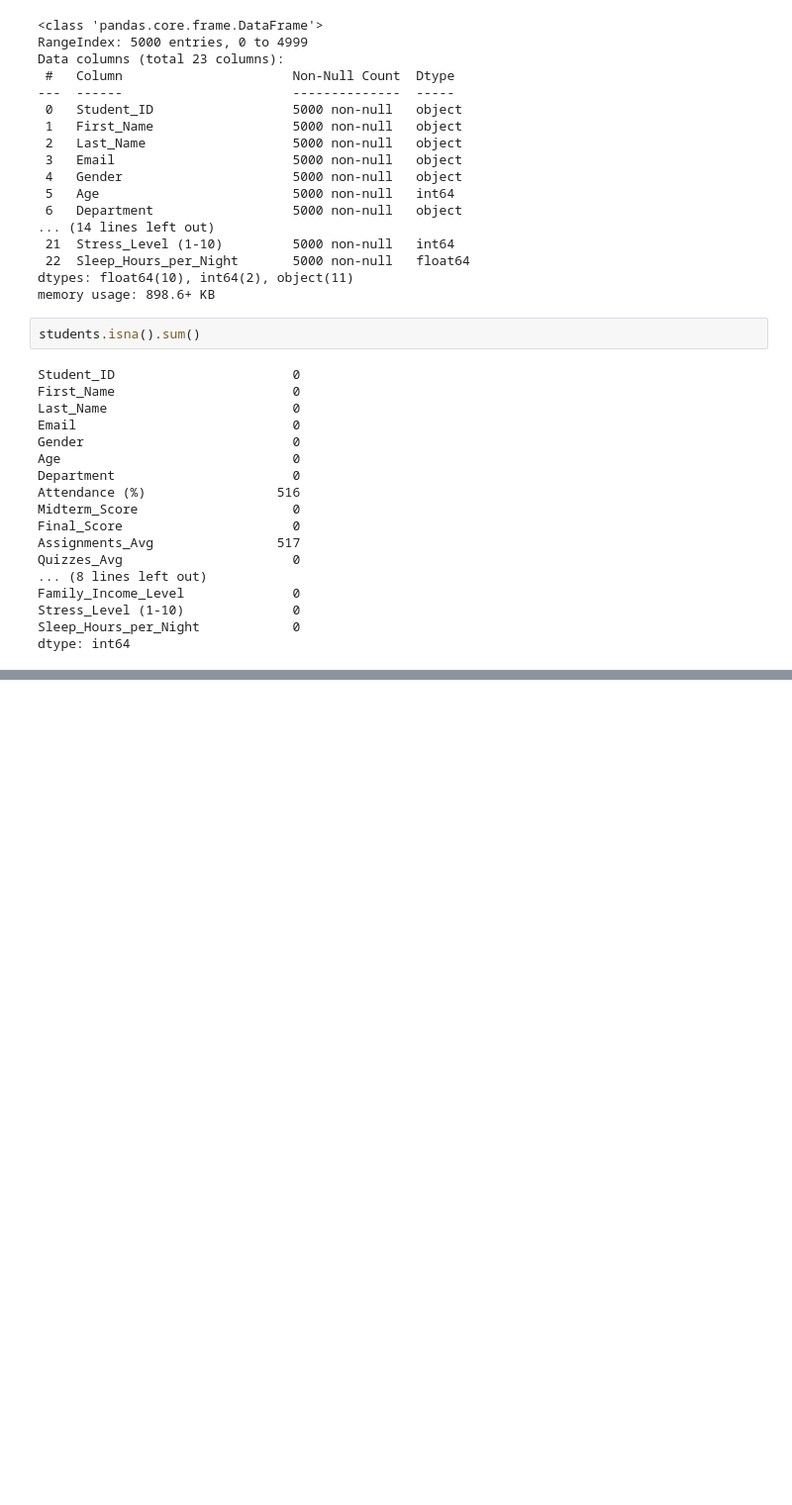
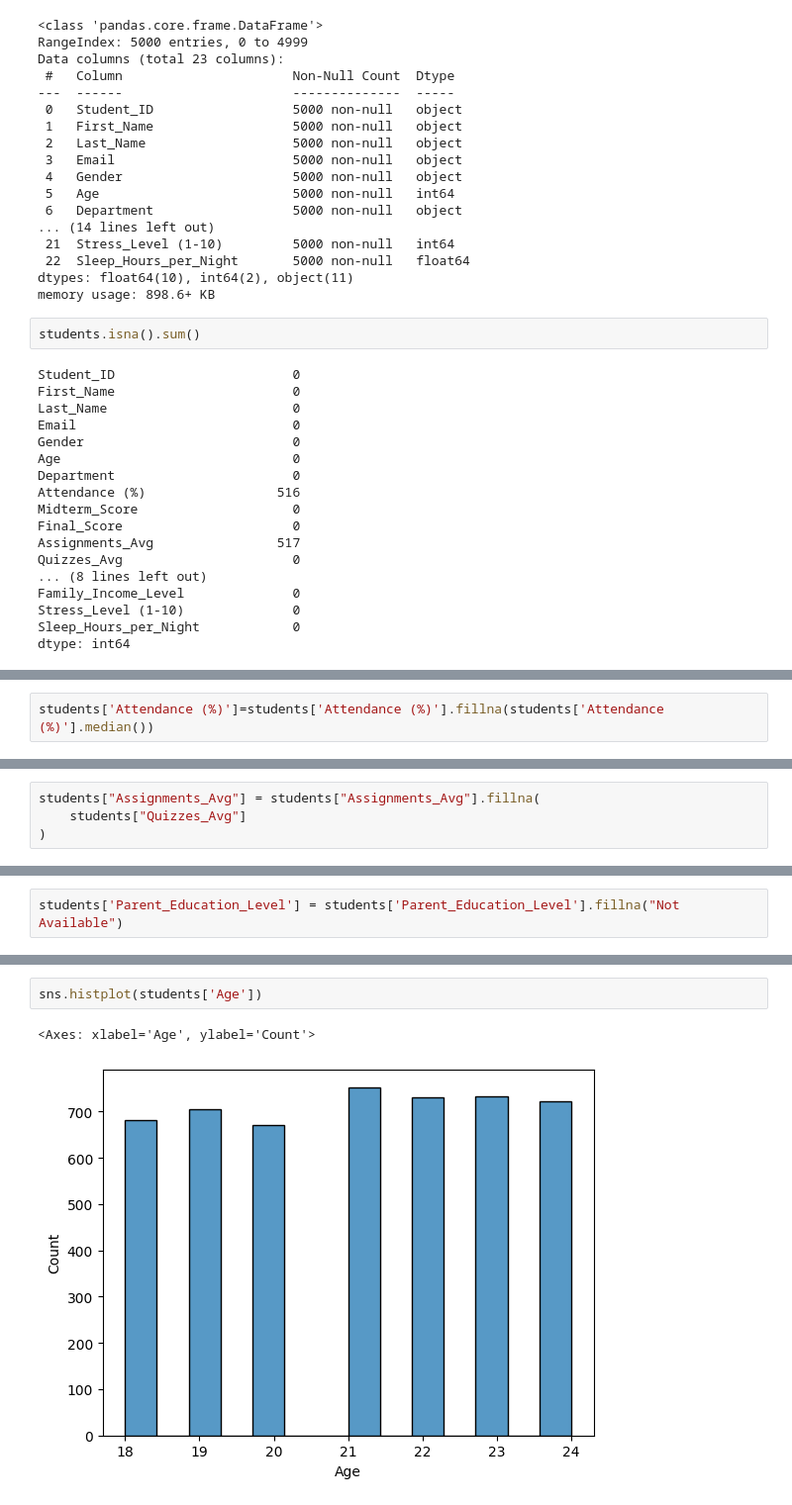
Before and after one commit to Sharanya-krishnamurthi/Projects, a Jupyter notebook: student_behaviour/student_behaviour.ipynb, the cells around one changed output, grey strips where cells are left out. Shown at 99% size. Drawn from its saved outputs; the diff is of its cells as text; blank space fills up the shorter version.

```diff
--- a/student_behaviour/student_behaviour.ipynb
+++ b/student_behaviour/student_behaviour.ipynb
@@ -61,0 +83,2 @@ dtype: int64
+# %%
+students['Attendance (%)']=students['Attendance (%)'].fillna(students['Attendance (%)'].median())
@@ -61,0 +101,4 @@ dtype: int64
+# %%
+students["Assignments_Avg"] = students["Assignments_Avg"].fillna(
+    students["Quizzes_Avg"]
+)
@@ -61,0 +141,2 @@ dtype: int64
+# %%
+students['Parent_Education_Level'] = students['Parent_Education_Level'].fillna("Not Available")
@@ -61,0 +175,5 @@ dtype: int64
+# %%
+sns.histplot(students['Age'])
+# %% [output]
+<Axes: xlabel='Age', ylabel='Count'>
+[figure, added]
```
Also changed, not shown: parts of 34 cells of this notebook, 10 other files.
